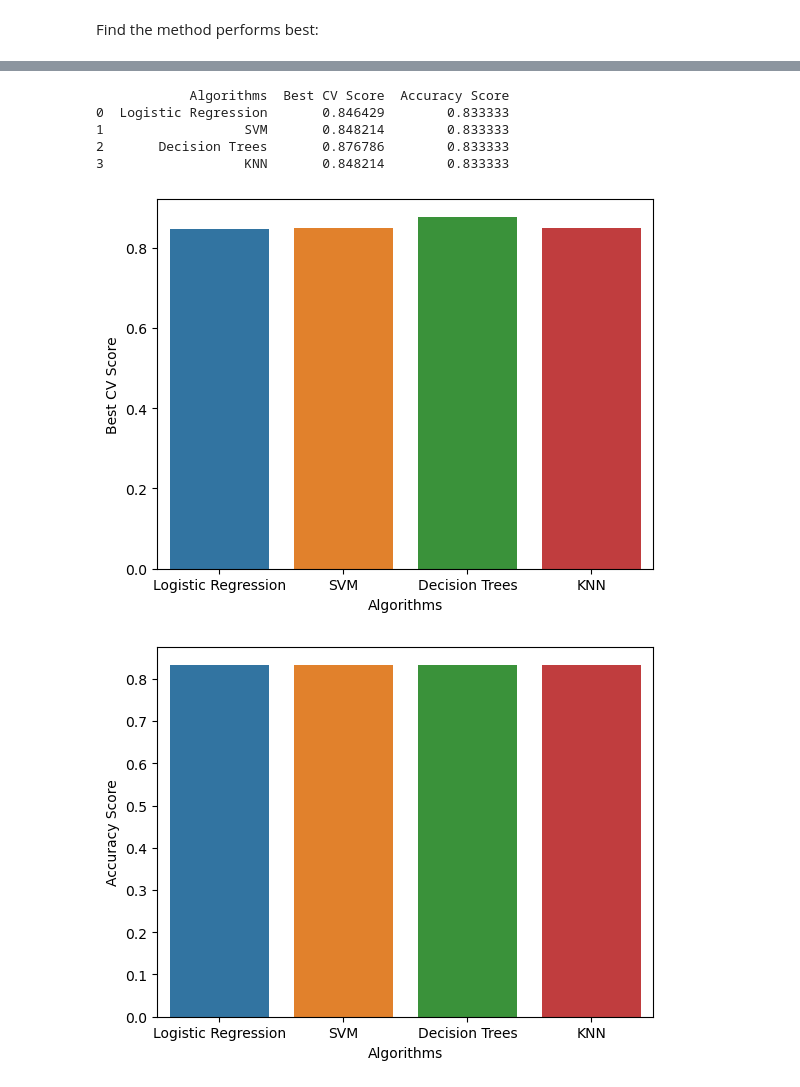
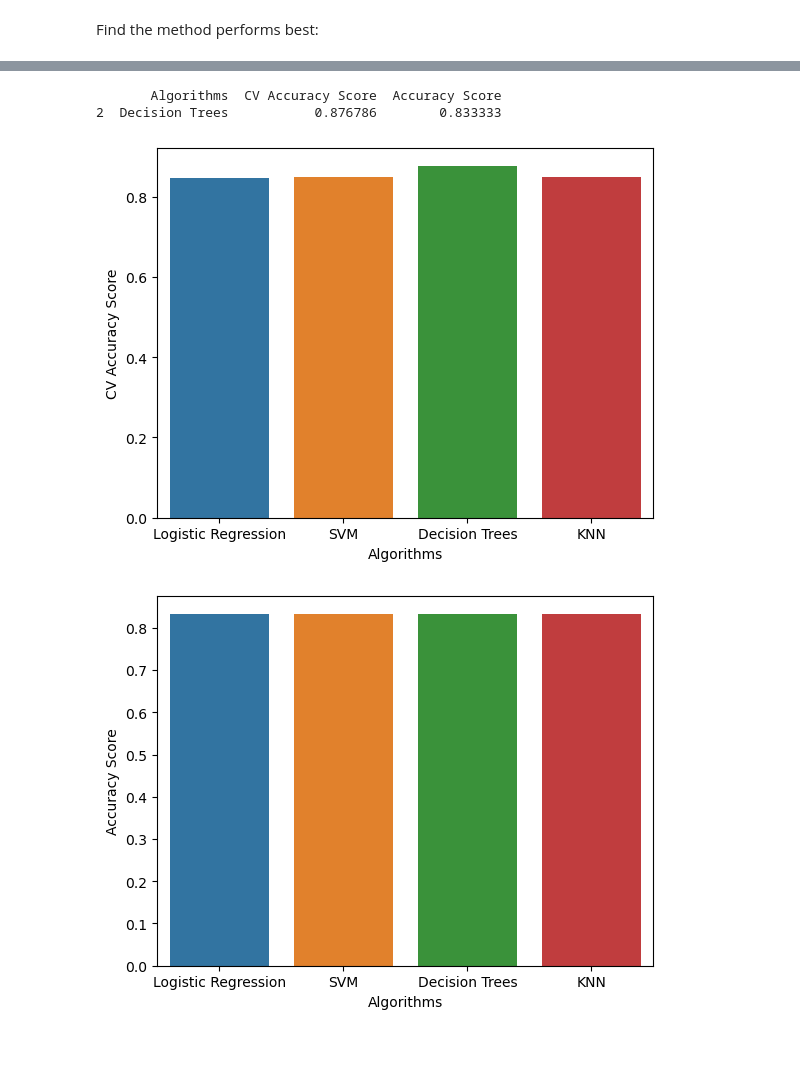
Before and after one commit to TifeAwoyemi/Data-Science-Lessons, a Jupyter notebook: 8. SpaceX Machine Learning Prediction.ipynb, the cells around one changed output, grey strips where cells are left out. Drawn from its saved outputs; the diff is of its cells as text; code cells hidden in the pictures; blank space fills up the shorter version.

```diff
--- a/8. SpaceX Machine Learning Prediction.ipynb
+++ b/8. SpaceX Machine Learning Prediction.ipynb
@@ -369,7 +369,7 @@ plot_confusion_matrix(Y_test,yhat)
 Find the method performs best:
 # %%
 Report = pd.DataFrame({"Algorithms": ["Logistic Regression", "SVM", "Decision Trees", "KNN"],
-                       "Best CV Score": [logreg_cv.best_score_, svm_cv.best_score_, tree_cv.best_score_, knn_cv.best_score_],
+                       "CV Accuracy Score": [logreg_cv.best_score_, svm_cv.best_score_, tree_cv.best_score_, knn_cv.best_score_],
                        "Accuracy Score": [acc_score1, acc_score2, acc_score3, acc_score4]})
 print(Report)
 # %% [output]
@@ -381,17 +381,14 @@ print(Report)
 # %%
-best_performer = Report[Report['Accuracy Score'] == Report['Accuracy Score'].max()]
+best_performer = Report[Report['CV Accuracy Score'] == Report['CV Accuracy Score'].max()]
 print(best_performer)
 # %% [output]
-            Algorithms  Best CV Score  Accuracy Score
-0  Logistic Regression       0.846429        0.833333
-1                  SVM       0.848214        0.833333
-2       Decision Trees       0.876786        0.833333
-3                  KNN       0.848214        0.833333
+       Algorithms  CV Accuracy Score  Accuracy Score
+2  Decision Trees           0.876786        0.833333
 # %%
-sns.barplot(x = "Algorithms", y = "Best CV Score", data = Report)
+sns.barplot(x = "Algorithms", y = "CV Accuracy Score", data = Report)
 plt.show()
 # %% [output]
-[figure, old version]
+[figure, new version]
 # %%
 sns.barplot(x = "Algorithms", y = "Accuracy Score", data = Report)
 plt.show()
```
Also changed, not shown: parts of 1 cell of this notebook.
